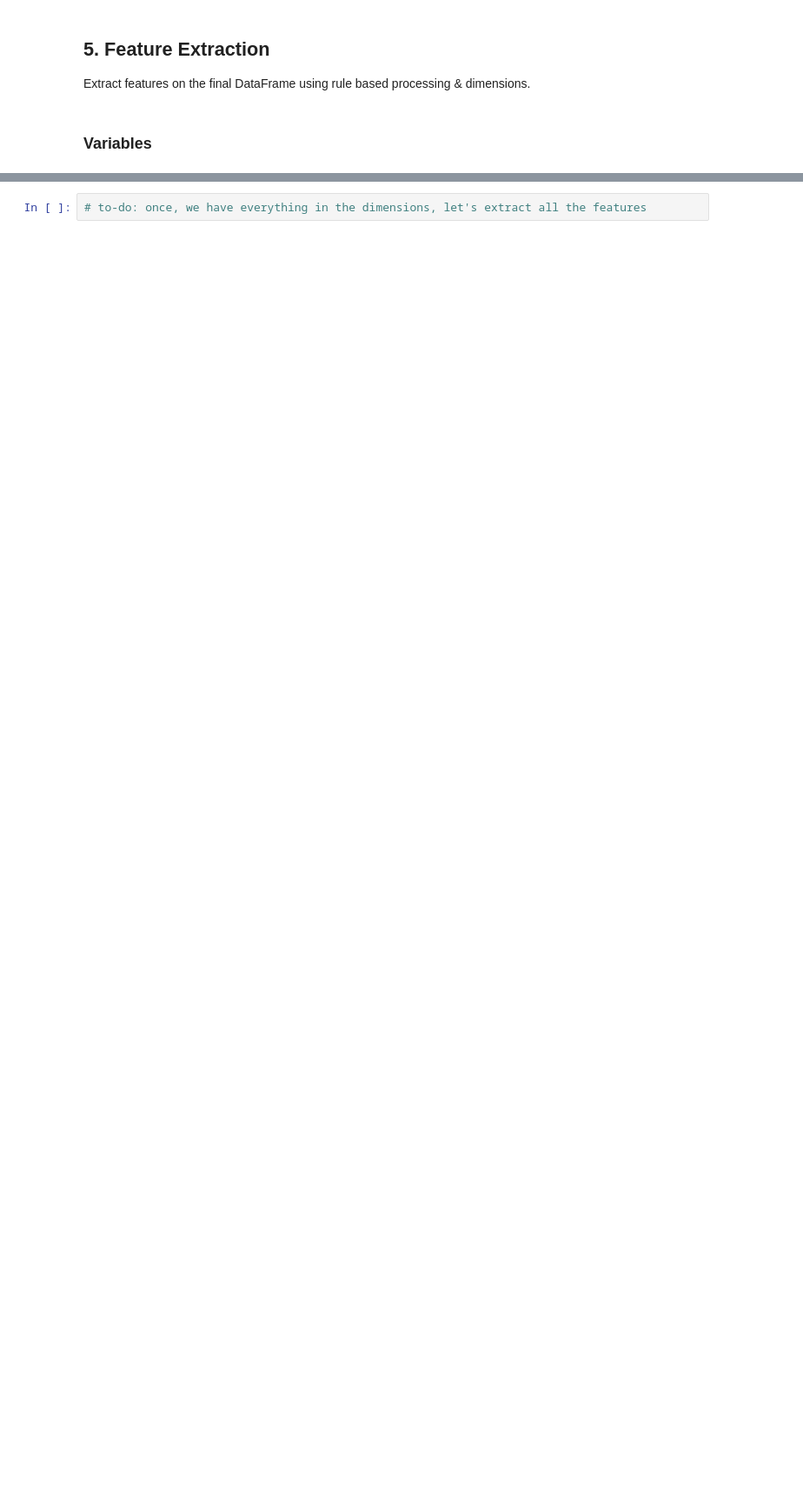
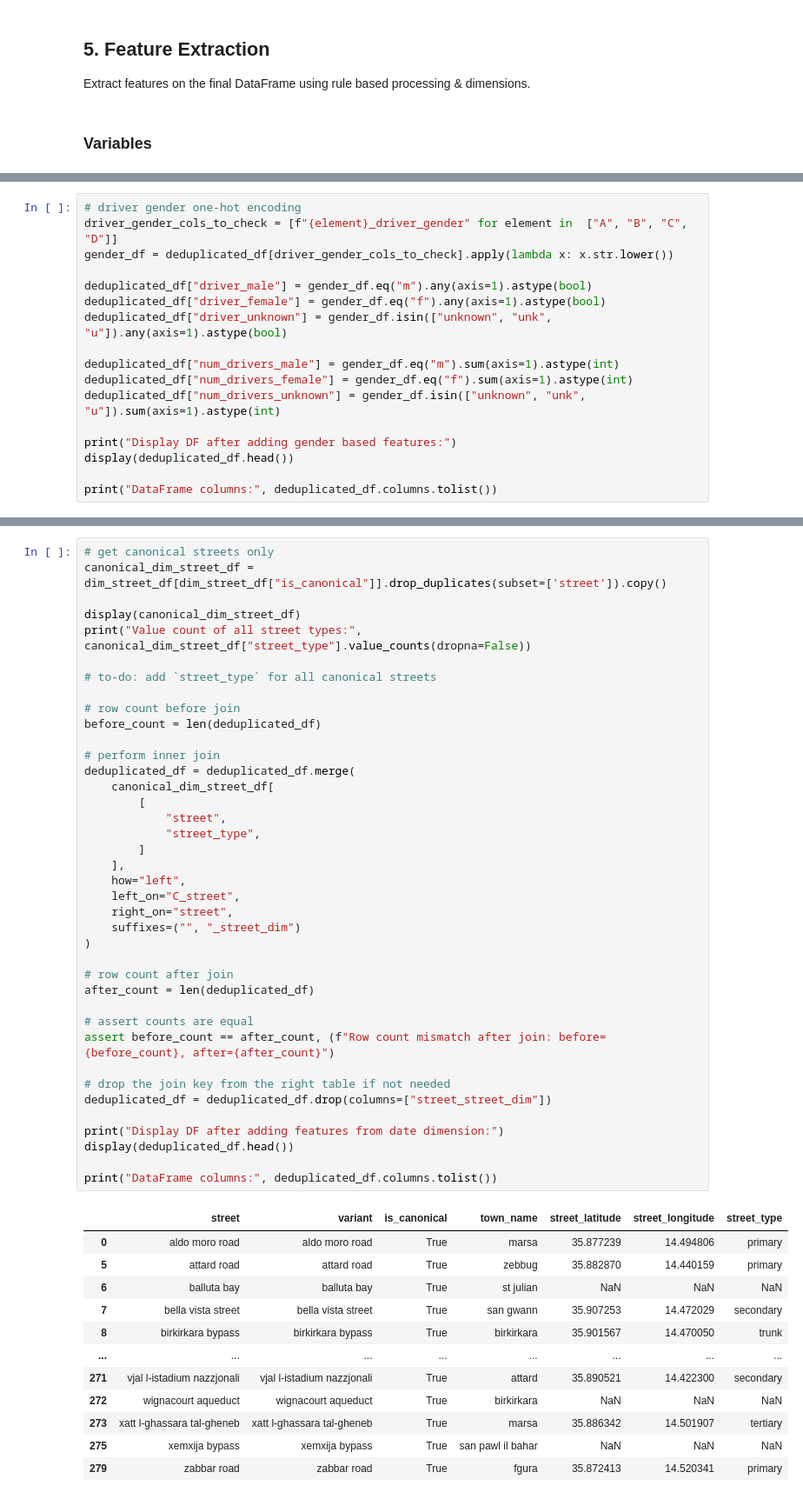
Before and after one commit to michael-vella/ics5110-assignment, a Jupyter notebook: notebooks/final/1_data_preparation.ipynb, the cells around one changed output, grey strips where cells are left out. Shown at 87% size. Cells and saved outputs as stored; diff of their text form; blank space fills up the shorter version.

```diff
--- a/notebooks/final/1_data_preparation.ipynb
+++ b/notebooks/final/1_data_preparation.ipynb
@@ -1798,0 +1969,17 @@ dim_date_df = pd.read_csv(dim_date_csv)
+# %%
+# driver gender one-hot encoding
+driver_gender_cols_to_check = [f"{element}_driver_gender" for element in  ["A", "B", "C", "D"]]
+gender_df = deduplicated_df[driver_gender_cols_to_check].apply(lambda x: x.str.lower())
+
+deduplicated_df["driver_male"] = gender_df.eq("m").any(axis=1).astype(bool)
+deduplicated_df["driver_female"] = gender_df.eq("f").any(axis=1).astype(bool)
+deduplicated_df["driver_unknown"] = gender_df.isin(["unknown", "unk", "u"]).any(axis=1).astype(bool)
+
+deduplicated_df["num_drivers_male"] = gender_df.eq("m").sum(axis=1).astype(int)
+deduplicated_df["num_drivers_female"] = gender_df.eq("f").sum(axis=1).astype(int)
+deduplicated_df["num_drivers_unknown"] = gender_df.isin(["unknown", "unk", "u"]).sum(axis=1).astype(int)
+
+print("Display DF after adding gender based features:")
+display(deduplicated_df.head())
+
+print("DataFrame columns:", deduplicated_df.columns.tolist())
@@ -1809,2 +2122,52 @@ Missing Date IDs: set()
 # %%
-# to-do: once, we have everything in the dimensions, let's extract all the features
+# get canonical streets only
+canonical_dim_street_df = dim_street_df[dim_street_df["is_canonical"]].drop_duplicates(subset=['street']).copy()
+
+display(canonical_dim_street_df)
+print("Value count of all street types:", canonical_dim_street_df["street_type"].value_counts(dropna=False))
+
+# to-do: add `street_type` for all canonical streets
+
+# row count before join
+before_count = len(deduplicated_df)
+
+# perform inner join
+deduplicated_df = deduplicated_df.merge(
+    canonical_dim_street_df[
+        [
+            "street",
+            "street_type",
+        ]
+    ],
+    how="left",
+    left_on="C_street",
+    right_on="street",
+    suffixes=("", "_street_dim")
+)
+
+# row count after join
+after_count = len(deduplicated_df)
+
+# assert counts are equal
+assert before_count == after_count, (f"Row count mismatch after join: before={before_count}, after={after_count}")
+
+# drop the join key from the right table if not needed
+deduplicated_df = deduplicated_df.drop(columns=["street_street_dim"])
+
+print("Display DF after adding features from date dimension:")
+display(deduplicated_df.head())
+
+print("DataFrame columns:", deduplicated_df.columns.tolist())
+# %% [output]
+|  | street | variant | is_canonical | town_name | street_latitude | street_longitude | street_type |
+| 0 | aldo moro road | aldo moro road | True | marsa | 35.877239 | 14.494806 | primary |
+| 5 | attard road | attard road | True | zebbug | 35.882870 | 14.440159 | primary |
+| 6 | balluta bay | balluta bay | True | st julian | NaN | NaN | NaN |
+| 7 | bella vista street | bella vista street | True | san gwann | 35.907253 | 14.472029 | secondary |
+| 8 | birkirkara bypass | birkirkara bypass | True | birkirkara | 35.901567 | 14.470050 | trunk |
+| ... | ... | ... | ... | ... | ... | ... | ... |
+| 271 | vjal l-istadium nazzjonali | vjal l-istadium nazzjonali | True | attard | 35.890521 | 14.422300 | secondary |
+| 272 | wignacourt aqueduct | wignacourt aqueduct | True | birkirkara | NaN | NaN | NaN |
+| 273 | xatt l-ghassara tal-gheneb | xatt l-ghassara tal-gheneb | True | marsa | 35.886342 | 14.501907 | tertiary |
+| 275 | xemxija bypass | xemxija bypass | True | san pawl il bahar | NaN | NaN | NaN |
+| 279 | zabbar road | zabbar road | True | fgura | 35.872413 | 14.520341 | primary |
```
Also changed, not shown: parts of 19 cells of this notebook, 1 other file.
